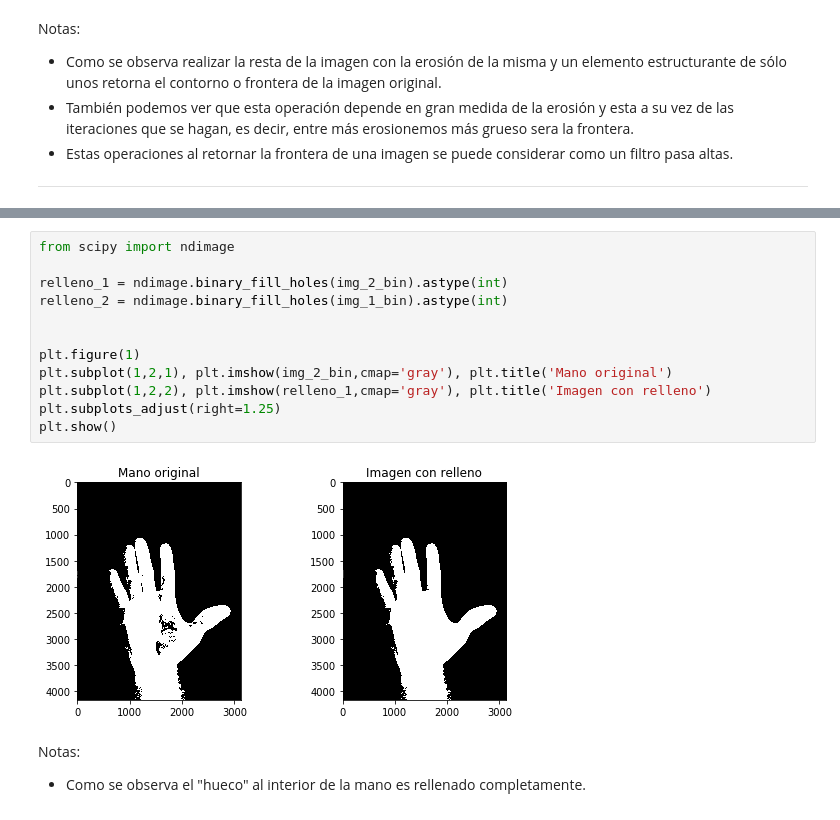
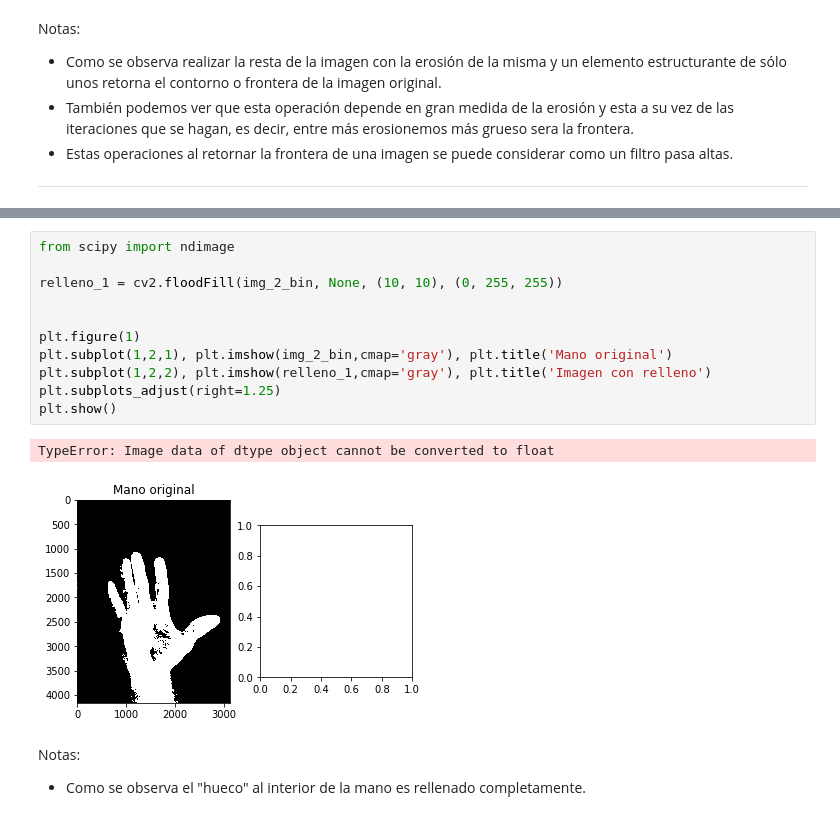
Before and after one commit to LeonardoMercado/TecIA, a Jupyter notebook: compartida de talleres/03 Taller 3 Operaciones Morfológicas/Taller 3 operaciones Morfológicas.ipynb, the cells around one changed output, grey strips where cells are left out. Saved outputs shown, nothing was run; the diff lists cells and outputs as text.

```diff
--- a/compartida de talleres/03 Taller 3 Operaciones Morfológicas/Taller 3 operaciones Morfológicas.ipynb
+++ b/compartida de talleres/03 Taller 3 Operaciones Morfológicas/Taller 3 operaciones Morfológicas.ipynb
@@ -648,17 +648,17 @@ Donde el K inicial debe ser un punto dentro de la imagen y el elemento estructur
 # %%
 from scipy import ndimage
 
-relleno_1 = ndimage.binary_fill_holes(img_2_bin).astype(int)
-relleno_2 = ndimage.binary_fill_holes(img_1_bin).astype(int)
+relleno_1 = cv2.floodFill(img_2_bin, None, (10, 10), (0, 255, 255))
 
 
 plt.figure(1)
 plt.subplot(1,2,1), plt.imshow(img_2_bin,cmap='gray'), plt.title('Mano original')
 plt.subplot(1,2,2), plt.imshow(relleno_1,cmap='gray'), plt.title('Imagen con relleno')
 plt.subplots_adjust(right=1.25)
 plt.show()
 # %% [output]
+TypeError: Image data of dtype object cannot be converted to float
-[figure, old version]
+[figure, new version]
 # %% [markdown]
 Notas:
 - Como se observa el "hueco" al interior de la mano es rellenado completamente.
```
